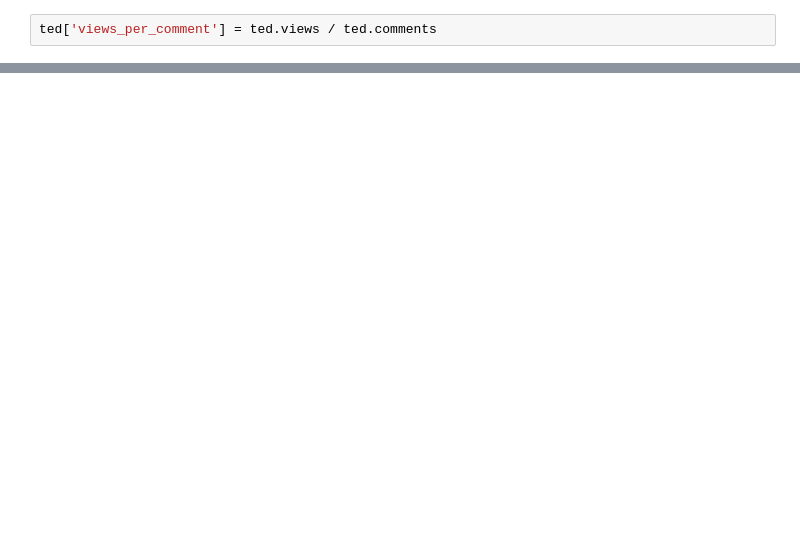
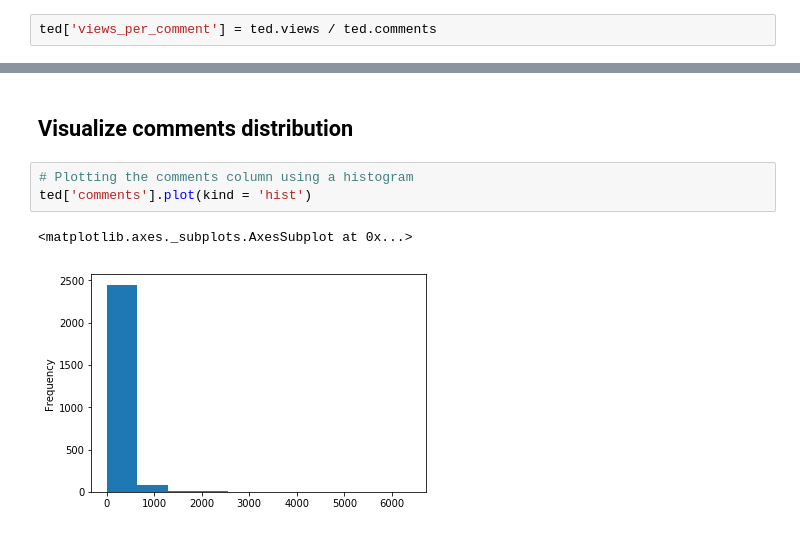
Before and after one commit to theSLWayne/TEDTalks_analysis, a Jupyter notebook: Pandas.ipynb, the cells around one changed output, grey strips where cells are left out. Saved outputs shown, nothing was run; the diff lists cells and outputs as text; blank space fills up the shorter version.

```diff
--- a/Pandas.ipynb
+++ b/Pandas.ipynb
@@ -86,3 +94,11 @@ ted.sort_values('views_per_comment').head()
 | 96 | 6404 | Richard Dawkins urges all atheist... | 1750 | TED2002 | 1012608000 | 42 | Richard Dawkins | Richard Dawkins: Militant atheism | 1 | ... |
 | 694 | 1502 | Filmmaker Sharmeen Obaid-Chinoy t... | 489 | TED2010 | 1265760000 | 32 | Sharmeen Obaid-Chinoy | Sharmeen Obaid-Chinoy: Inside a s... | 1 | ... |
 | 954 | 2492 | Janet Echelman found her true voi... | 566 | TED2011 | 1299110400 | 35 | Janet Echelman | Janet Echelman: Taking imaginatio... | 1 | ... |
+# %% [markdown]
+## Visualize comments distribution
+# %%
+# Plotting the comments column using a histogram
+ted['comments'].plot(kind = 'hist')
+# %% [output]
+<matplotlib.axes._subplots.AxesSubplot at 0x...>
+[figure, added]
```
Also changed, not shown: parts of 14 cells of this notebook.
